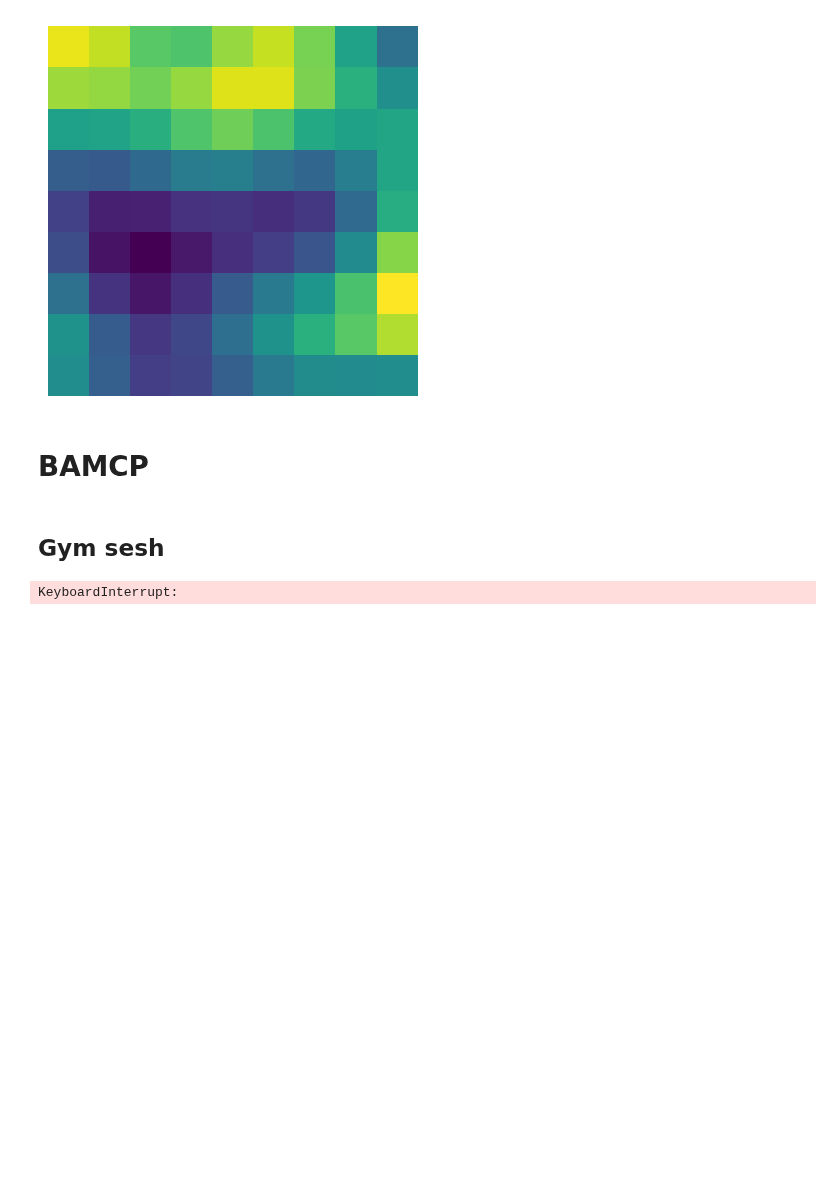
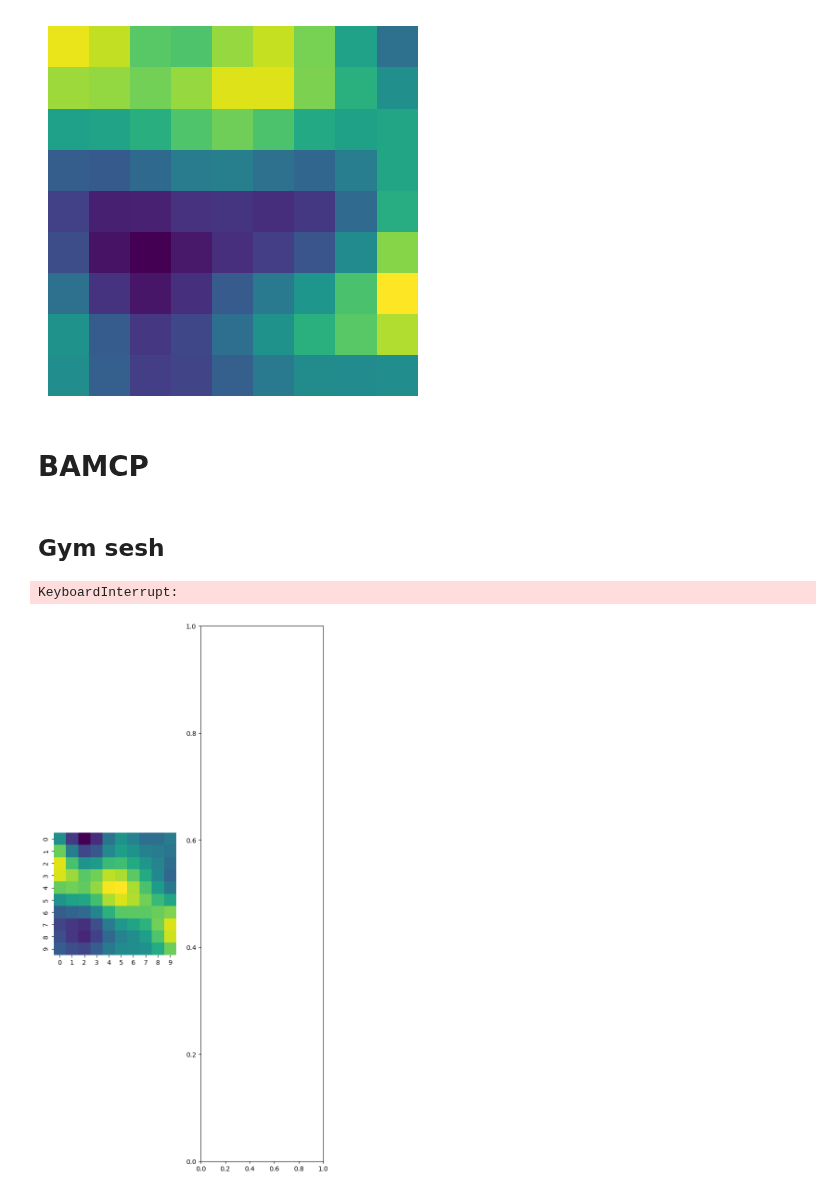
Before and after one commit to tgham/context_exploration, a Jupyter notebook: GP_worlds.ipynb, the cells around one changed output. Drawn from its saved outputs; the diff is of its cells as text; code cells hidden in the pictures; blank space fills up the shorter version.

```diff
--- a/GP_worlds.ipynb
+++ b/GP_worlds.ipynb
@@ -1077,7 +965,7 @@ inf_k = 'weighted'
 # inf_k = 'known'
 N = 10
 metric = 'cityblock'
-metric = 'chebyshev'
+# metric = 'chebyshev'
 render_mode = 'human'
 
 ## GP params
@@ -1096,32 +984,33 @@ periodic_length_scale = N/2
 periodic_theta = 0
 periodic_theta = np.pi/3
 params = [c, scale, theta, sigma_f, length_scale, period, periodic_length_scale, periodic_theta]
 
 ## create and reset the env
 env = make_env(N, params, metric, true_k, inf_k, render_mode)
 observation, info = env.reset()
 
 ## loop through trials
 for _ in range(40):
 
     ### action selection
 
     ## random action
     # action = env.action_space.sample()
 
     ## greedy
     # action = env.greedy_policy(observation['agent'], observation['target'], eps = 0)
 
     ## balance of cost + distance
     action = env.balanced_policy(observation['agent'], observation['target'], eps = 0, alpha = 0.3)
 
     ## take step
     observation, reward, terminated, truncated, info = env.step(action)
     if terminated or truncated:
         observation, info = env.reset()
 
 env.close()
 # %% [output]
 KeyboardInterrupt:
+[figure, added]
 # %%
 random.seed(2)
```
Also changed, not shown: parts of 3 cells of this notebook, 3 other files.
